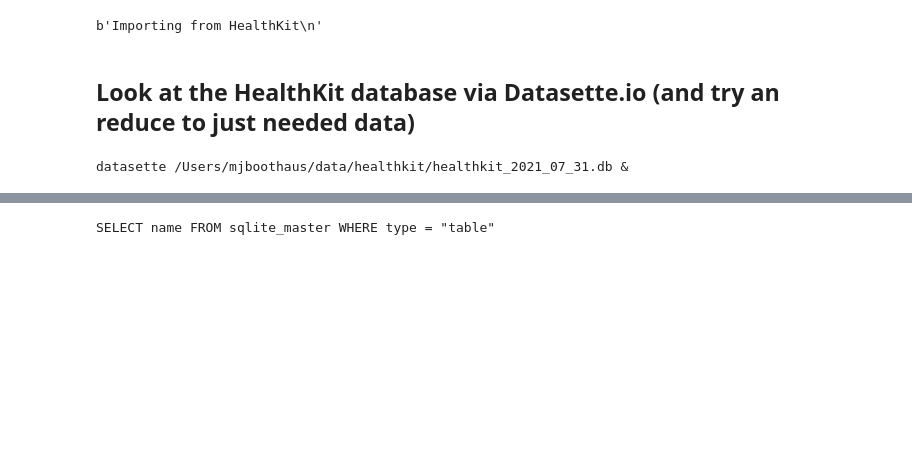
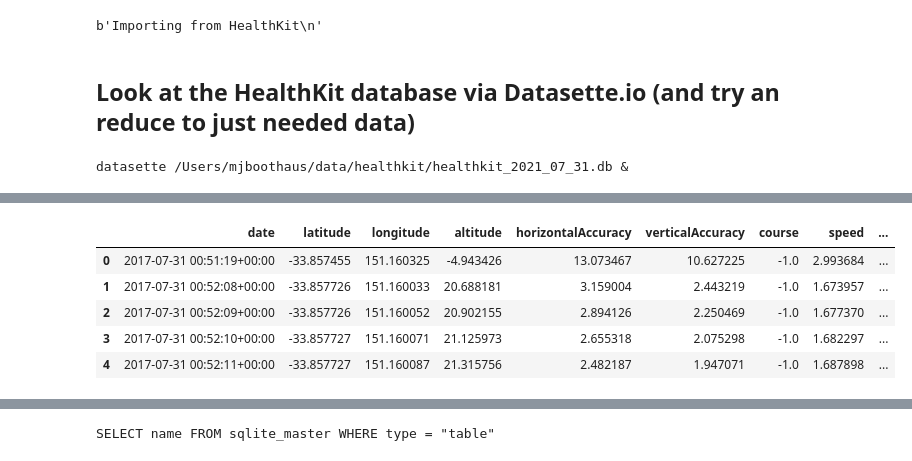
Before and after one commit to Mjboothaus/emmaus_walking, a Jupyter notebook: nbs/02_database.ipynb, the cells around one changed output, grey strips where cells are left out. Saved outputs shown, nothing was run; the diff lists cells and outputs as text; code cells hidden in the pictures; blank space fills up the shorter version.

```diff
--- a/nbs/02_database.ipynb
+++ b/nbs/02_database.ipynb
@@ -102,0 +134,2 @@ db = Database(db_file)
+# %%
+start_point_df = create_df_from_sql_query_in_file("select_start_point_workout.sql", db.conn, ['date'])
@@ -102,0 +166,9 @@ db = Database(db_file)
+# %%
+start_point_df.head()
+# %% [output]
+|  | date | latitude | longitude | altitude | horizontalAccuracy | verticalAccuracy | course | speed | ... |
+| 0 | 2017-07-31 00:51:19+00:00 | -33.857455 | 151.160325 | -4.943426 | 13.073467 | 10.627225 | -1.0 | 2.993684 | ... |
+| 1 | 2017-07-31 00:52:08+00:00 | -33.857726 | 151.160033 | 20.688181 | 3.159004 | 2.443219 | -1.0 | 1.673957 | ... |
+| 2 | 2017-07-31 00:52:09+00:00 | -33.857726 | 151.160052 | 20.902155 | 2.894126 | 2.250469 | -1.0 | 1.677370 | ... |
+| 3 | 2017-07-31 00:52:10+00:00 | -33.857727 | 151.160071 | 21.125973 | 2.655318 | 2.075298 | -1.0 | 1.682297 | ... |
+| 4 | 2017-07-31 00:52:11+00:00 | -33.857727 | 151.160087 | 21.315756 | 2.482187 | 1.947071 | -1.0 | 1.687898 | ... |
```
Also changed, not shown: parts of 24 cells of this notebook.
